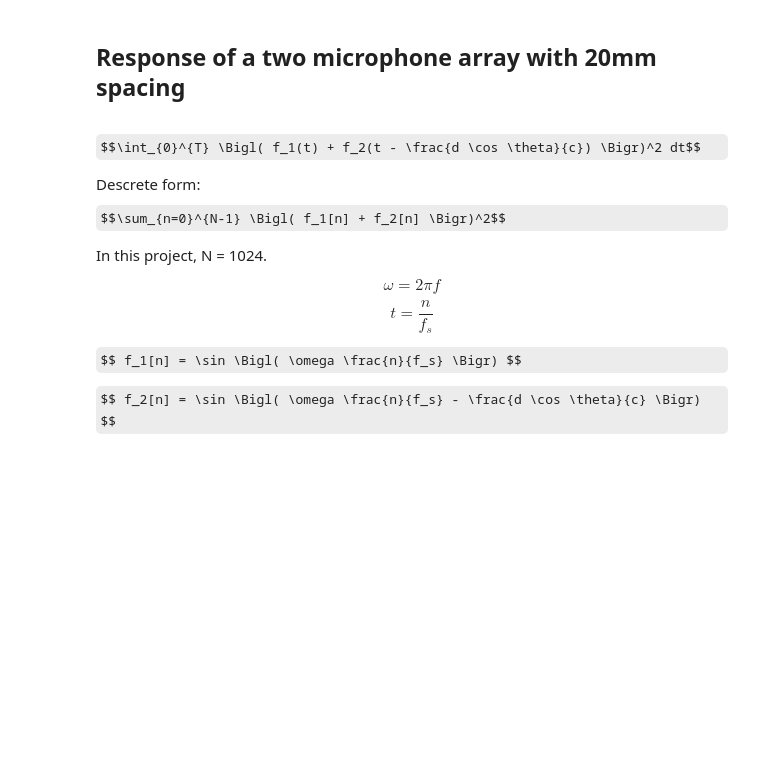
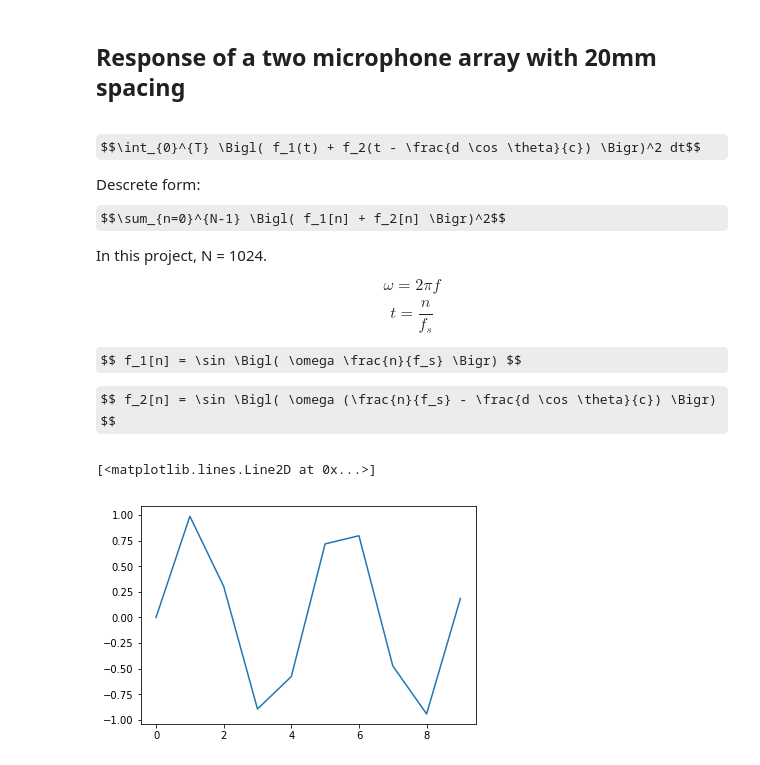
Before and after one commit to araobp/acoustic-features, a Jupyter notebook: ipynb/Beam forming.ipynb, the cells around one changed output. Saved outputs shown, nothing was run; the diff lists cells and outputs as text; code cells hidden in the pictures; some formulas as TeX source; blank space fills up the shorter version.

```diff
--- a/ipynb/Beam forming.ipynb
+++ b/ipynb/Beam forming.ipynb
@@ -81,4 +81,25 @@ $$ t = \frac{n}{f_s} $$
 
 $$ f_1[n] = \sin \Bigl( \omega \frac{n}{f_s} \Bigr) $$
 
-$$ f_2[n] = \sin \Bigl( \omega \frac{n}{f_s} - \frac{d \cos \theta}{c} \Bigr) $$
+$$ f_2[n] = \sin \Bigl( \omega (\frac{n}{f_s} - \frac{d \cos \theta}{c}) \Bigr) $$
+# %%
+f_s = 80_000_000.0 / 128 / 32
+omega = lambda f: 2 * np.pi * f
+d = 20.0 / 1000  # 20mm
+c = 343  # 343m/s
+N = 1024
+
+t = lambda n: n / f_s
+def f1(n, f):
+    return np.sin(omega(f) * t(n))
+def f2(n, f, theta):
+    return np.sin(omega(f) * (t(n) - (d * np.cos(theta)/c)))
+n = np.linspace(0, N, N)
+# %%
+import matplotlib.pyplot as plt
+%matplotlib inline
+
+plt.plot(f1(n, 4400)[:10])
+# %% [output]
+[<matplotlib.lines.Line2D at 0x...>]
+[figure, added]
```
Also changed, not shown: parts of 2 cells of this notebook.
